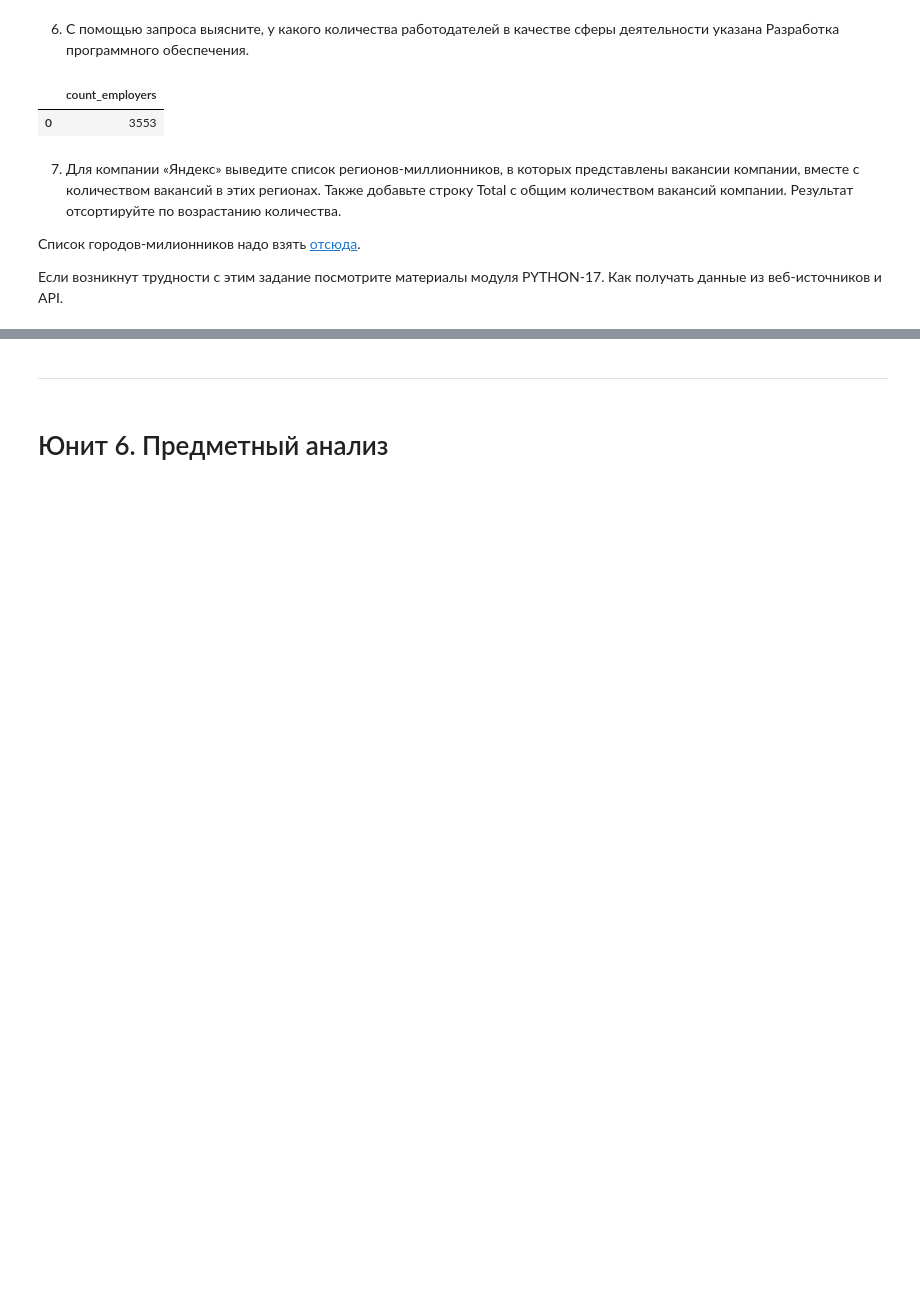
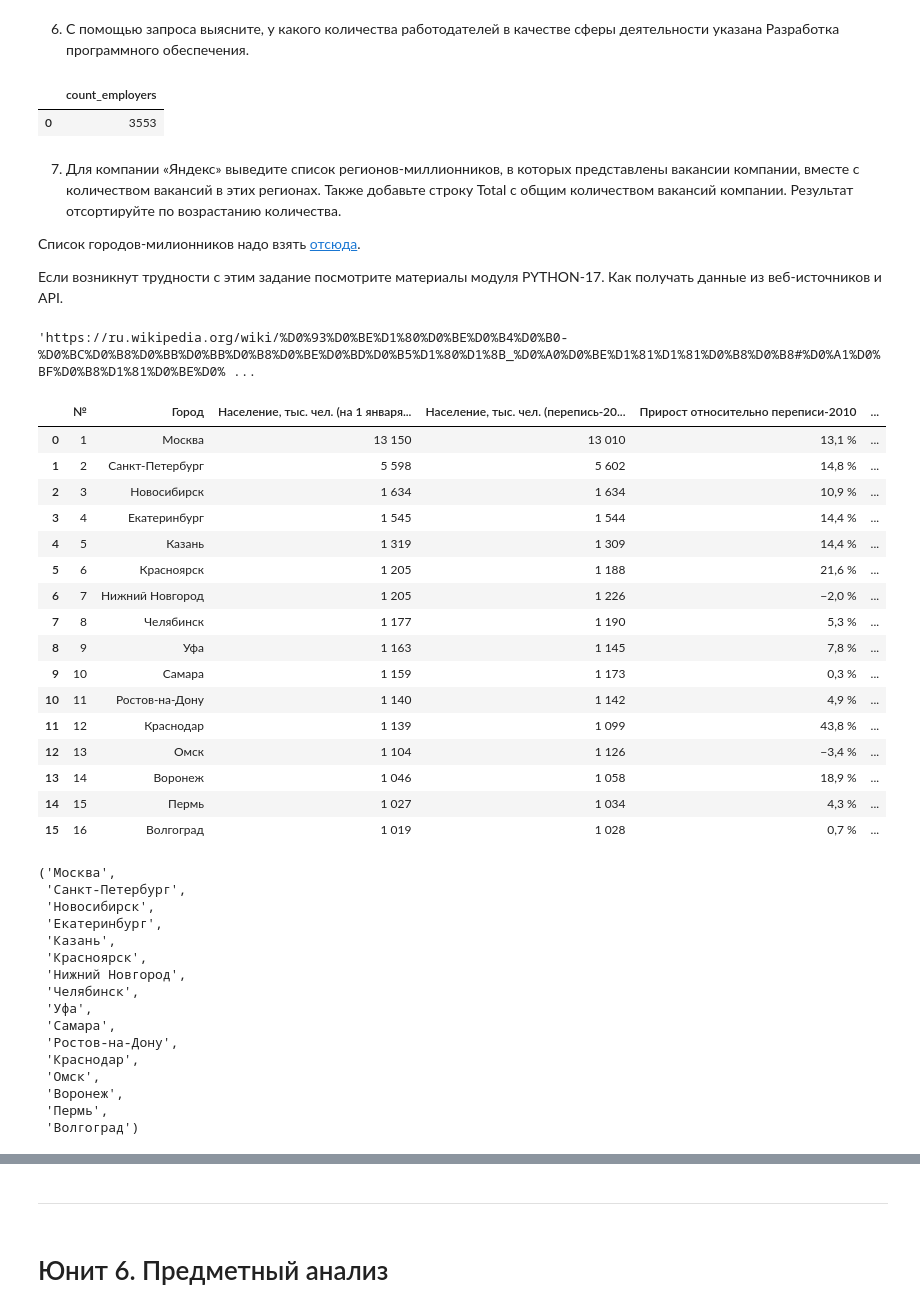
Before and after one commit to vokhmianin-da/Project2_HH_analysis, a Jupyter notebook: Project_2_Notebook.ipynb, the cells around one changed output, grey strips where cells are left out. Saved outputs shown, nothing was run; the diff lists cells and outputs as text; code cells hidden in the pictures; blank space fills up the shorter version.

```diff
--- a/Project_2_Notebook.ipynb
+++ b/Project_2_Notebook.ipynb
@@ -428,5 +429,52 @@ display(employers_of_it)
 Если возникнут трудности с этим задание посмотрите материалы модуля  PYTHON-17. Как получать данные из веб-источников и API.
 # %%
 # код для получения списка городов-милионников
+# разбирает URL-адрес на составляющие
+path_common = req.urlparse('https://ru.wikipedia.org/wiki/Города-миллионеры_России#Список_городов-миллионеров')
+# собирает URL-адрес обратно с использованием метода экранирования
+url = path_common.scheme + '://' + req.quote(path_common.netloc) +  req.quote(path_common.path) + '#'+ req.quote(path_common.fragment)
+display(url)
+# выделяем города
+cities = pd.read_html(url)[0]
+display(cities)
+# преобразуем переменную с городами в кортеж, чтобы были круглые скобки в выводе, а не квадратные
+mil_cities = tuple(cities['Город'])
+# выводим кортеж
+display(mil_cities)
+# %% [output]
+'https://ru.wikipedia.org/wiki/%D0%93%D0%BE%D1%80%D0%BE%D0%B4%D0%B0-%D0%BC%D0%B8%D0%BB%D0%BB%D0%B8%D0%BE%D0%BD%D0%B5%D1%80%D1%8B_%D0%A0%D0%BE%D1%81%D1%81%D0%B8%D0%B8#%D0%A1%D0%BF%D0%B8%D1%81%D0%BE%D0% ...
+|  | № | Город | Население, тыс. чел. (на 1 января... | Население, тыс. чел. (перепись-20... | Прирост относительно переписи-2010 | ... |
+| 0 | 1 | Москва | 13 150 | 13 010 | 13,1 % | ... |
+| 1 | 2 | Санкт-Петербург | 5 598 | 5 602 | 14,8 % | ... |
+| 2 | 3 | Новосибирск | 1 634 | 1 634 | 10,9 % | ... |
+| 3 | 4 | Екатеринбург | 1 545 | 1 544 | 14,4 % | ... |
+| 4 | 5 | Казань | 1 319 | 1 309 | 14,4 % | ... |
+| 5 | 6 | Красноярск | 1 205 | 1 188 | 21,6 % | ... |
+| 6 | 7 | Нижний Новгород | 1 205 | 1 226 | −2,0 % | ... |
+| 7 | 8 | Челябинск | 1 177 | 1 190 | 5,3 % | ... |
+| 8 | 9 | Уфа | 1 163 | 1 145 | 7,8 % | ... |
+| 9 | 10 | Самара | 1 159 | 1 173 | 0,3 % | ... |
+| 10 | 11 | Ростов-на-Дону | 1 140 | 1 142 | 4,9 % | ... |
+| 11 | 12 | Краснодар | 1 139 | 1 099 | 43,8 % | ... |
+| 12 | 13 | Омск | 1 104 | 1 126 | −3,4 % | ... |
+| 13 | 14 | Воронеж | 1 046 | 1 058 | 18,9 % | ... |
+| 14 | 15 | Пермь | 1 027 | 1 034 | 4,3 % | ... |
+| 15 | 16 | Волгоград | 1 019 | 1 028 | 0,7 % | ... |
+('Москва',
+ 'Санкт-Петербург',
+ 'Новосибирск',
+ 'Екатеринбург',
+ 'Казань',
+ 'Красноярск',
+ 'Нижний Новгород',
+ 'Челябинск',
+ 'Уфа',
+ 'Самара',
+ 'Ростов-на-Дону',
+ 'Краснодар',
+ 'Омск',
+ 'Воронеж',
+ 'Пермь',
+ 'Волгоград')
 # %%
 # текст запроса
```
Also changed, not shown: parts of 3 cells of this notebook.
